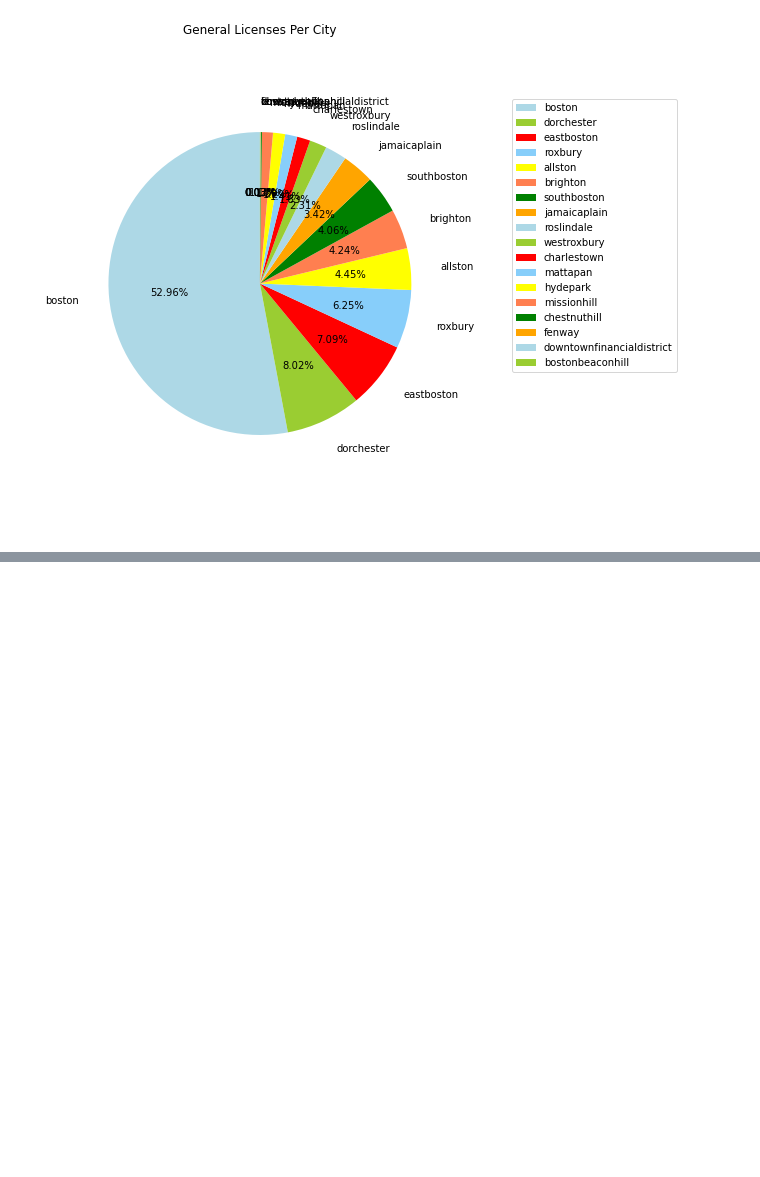
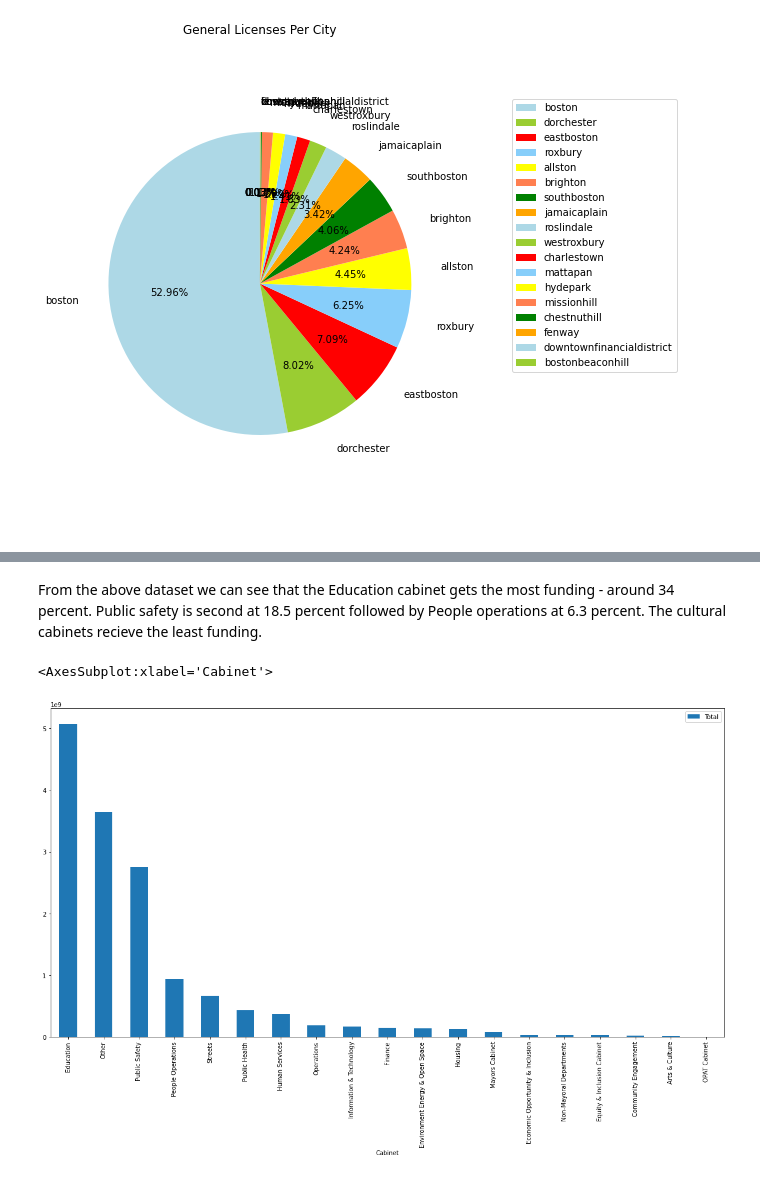
Before and after one commit to BU-Spark/ds-councilor-mejia-city-services, a Jupyter notebook: fall22-team-1/deliverable2/deliverable2.ipynb, the cells around one changed output, grey strips where cells are left out. Drawn from its saved outputs; the diff is of its cells as text; code cells hidden in the pictures; blank space fills up the shorter version.

```diff
--- a/fall22-team-1/deliverable2/deliverable2.ipynb
+++ b/fall22-team-1/deliverable2/deliverable2.ipynb
@@ -560,0 +665,11 @@ plt.show()
+# %%
+df_ob = pd.read_csv('operating-budget.csv')
+df_ob = df_ob.drop(df_ob.columns[[8, 9, 10, 11]], axis=1)
+df_ob = df_ob.dropna()
+df_ob = df_ob.apply(lambda x: x.str.replace(',', ''))
+df_ob = df_ob.apply(lambda x: x.str.replace('#Missing', '0'))
+df_ob['FY20 Actual Expense'] = df_ob['FY20 Actual Expense'].astype(int)
+df_ob['FY21 Actual Expense'] = df_ob['FY21 Actual Expense'].astype(int)
+df_ob['FY22 Appropriation'] = df_ob['FY22 Appropriation'].astype(int)
+df_ob['FY23 Adopted'] = df_ob['FY23 Adopted'].astype(int)
+df_ob
@@ -560,0 +690,9 @@ plt.show()
+# %%
+df_ob['Total'] = df_ob.iloc[:, 4:].sum(axis=1)
+df_ob_dept = df_ob[['Cabinet', 'Total']]
+df_ob_dept = df_ob_dept.groupby('Cabinet').sum()
+df_ob_dept = df_ob_dept.sort_values(by='Total', ascending=False)
+df_ob_dept = df_ob_dept.reset_index()
+print(df_ob_dept['Total'].sum())
+df_ob_dept['Percentage'] = (df_ob_dept['Total'] / df_ob_dept['Total'].sum())*100
+df_ob_dept
@@ -560,0 +718,7 @@ plt.show()
+# %% [markdown]
+From the above dataset we can see that the Education cabinet gets the most funding - around 34 percent. Public safety is second at 18.5 percent followed by People operations at 6.3 percent. The cultural cabinets recieve the least funding.
+# %%
+df_ob_dept.plot.bar(x='Cabinet', y='Total', figsize=(20, 10))
+# %% [output]
+<AxesSubplot:xlabel='Cabinet'>
+[figure, added]
```
Also changed, not shown: parts of 11 cells of this notebook.
